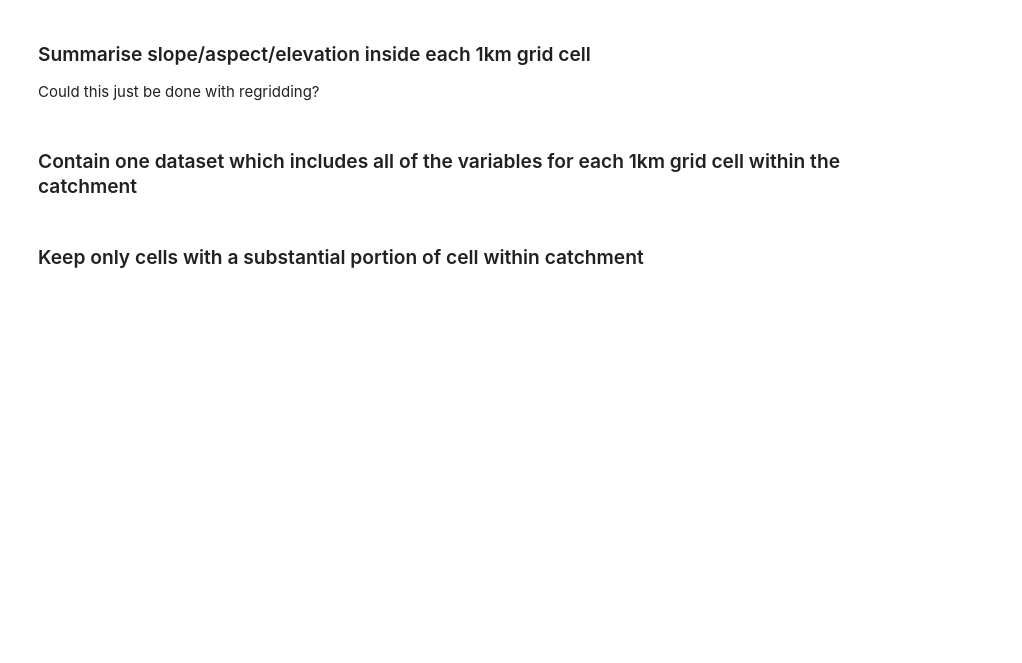
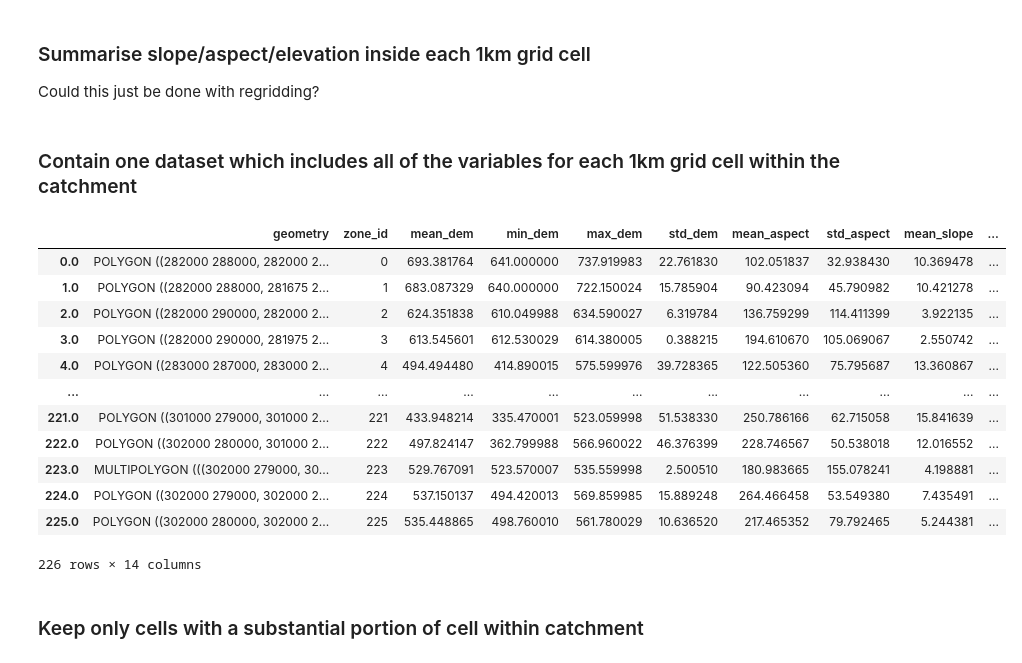
Before and after one commit to masher92/RainGaugeOptimisation, a Jupyter notebook: ClusterAnalysis.ipynb, the cells around one changed output. Saved outputs shown, nothing was run; the diff lists cells and outputs as text; code cells hidden in the pictures; blank space fills up the shorter version.

```diff
--- a/ClusterAnalysis.ipynb
+++ b/ClusterAnalysis.ipynb
@@ -1118,18 +744,34 @@ aspect_df = xr.Dataset({
 # %% [markdown]
 ### Contain one dataset which includes all of the variables for each 1km grid cell within the catchment
 # %%
-grid_1km = (grid_1km
-        .merge(dem_df, left_index=True, right_index=True)
-          .merge(aspect_df, left_index=True, right_index=True)
-          .merge(slope_df,  left_index=True, right_index=True))
+# grid_1km = (grid_1km
+#         .merge(dem_df, left_index=True, right_index=True)
+#           .merge(aspect_df, left_index=True, right_index=True)
+#           .merge(slope_df,  left_index=True, right_index=True))
 
-grid_1km["aspect_sin"] = np.sin(np.deg2rad(grid_1km["mean_aspect"]))
-grid_1km["aspect_cos"] = np.cos(np.deg2rad(grid_1km["mean_aspect"]))
+# grid_1km["aspect_sin"] = np.sin(np.deg2rad(grid_1km["mean_aspect"]))
+# grid_1km["aspect_cos"] = np.cos(np.deg2rad(grid_1km["mean_aspect"]))
 
-cell_centroids = grid_1km.geometry.centroid
+# cell_centroids = grid_1km.geometry.centroid
 
-grid_1km["x_coord"] = cell_centroids.x
-grid_1km["y_coord"] = cell_centroids.y
+# grid_1km["x_coord"] = cell_centroids.x
+# grid_1km["y_coord"] = cell_centroids.y
+
+grid_1km
+# %% [output]
+|  | geometry | zone_id | mean_dem | min_dem | max_dem | std_dem | mean_aspect | std_aspect | mean_slope | ... |
+| 0.0 | POLYGON ((282000 288000, 282000 2... | 0 | 693.381764 | 641.000000 | 737.919983 | 22.761830 | 102.051837 | 32.938430 | 10.369478 | ... |
+| 1.0 | POLYGON ((282000 288000, 281675 2... | 1 | 683.087329 | 640.000000 | 722.150024 | 15.785904 | 90.423094 | 45.790982 | 10.421278 | ... |
+| 2.0 | POLYGON ((282000 290000, 282000 2... | 2 | 624.351838 | 610.049988 | 634.590027 | 6.319784 | 136.759299 | 114.411399 | 3.922135 | ... |
+| 3.0 | POLYGON ((282000 290000, 281975 2... | 3 | 613.545601 | 612.530029 | 614.380005 | 0.388215 | 194.610670 | 105.069067 | 2.550742 | ... |
+| 4.0 | POLYGON ((283000 287000, 283000 2... | 4 | 494.494480 | 414.890015 | 575.599976 | 39.728365 | 122.505360 | 75.795687 | 13.360867 | ... |
+| ... | ... | ... | ... | ... | ... | ... | ... | ... | ... | ... |
+| 221.0 | POLYGON ((301000 279000, 301000 2... | 221 | 433.948214 | 335.470001 | 523.059998 | 51.538330 | 250.786166 | 62.715058 | 15.841639 | ... |
+| 222.0 | POLYGON ((302000 280000, 301000 2... | 222 | 497.824147 | 362.799988 | 566.960022 | 46.376399 | 228.746567 | 50.538018 | 12.016552 | ... |
+| 223.0 | MULTIPOLYGON (((302000 279000, 30... | 223 | 529.767091 | 523.570007 | 535.559998 | 2.500510 | 180.983665 | 155.078241 | 4.198881 | ... |
+| 224.0 | POLYGON ((302000 279000, 302000 2... | 224 | 537.150137 | 494.420013 | 569.859985 | 15.889248 | 264.466458 | 53.549380 | 7.435491 | ... |
+| 225.0 | POLYGON ((302000 280000, 302000 2... | 225 | 535.448865 | 498.760010 | 561.780029 | 10.636520 | 217.465352 | 79.792465 | 5.244381 | ... |
+226 rows × 14 columns
 # %% [markdown]
 ### Keep only cells with a substantial portion of cell within catchment
 # %%
```
Also changed, not shown: parts of 29 cells of this notebook.
